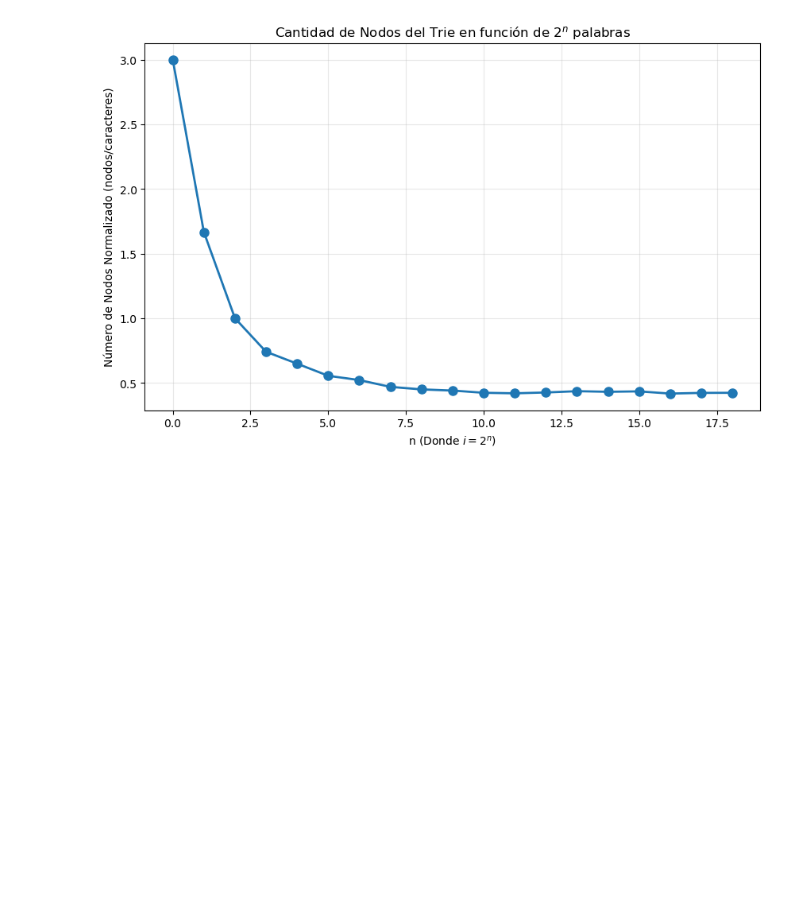
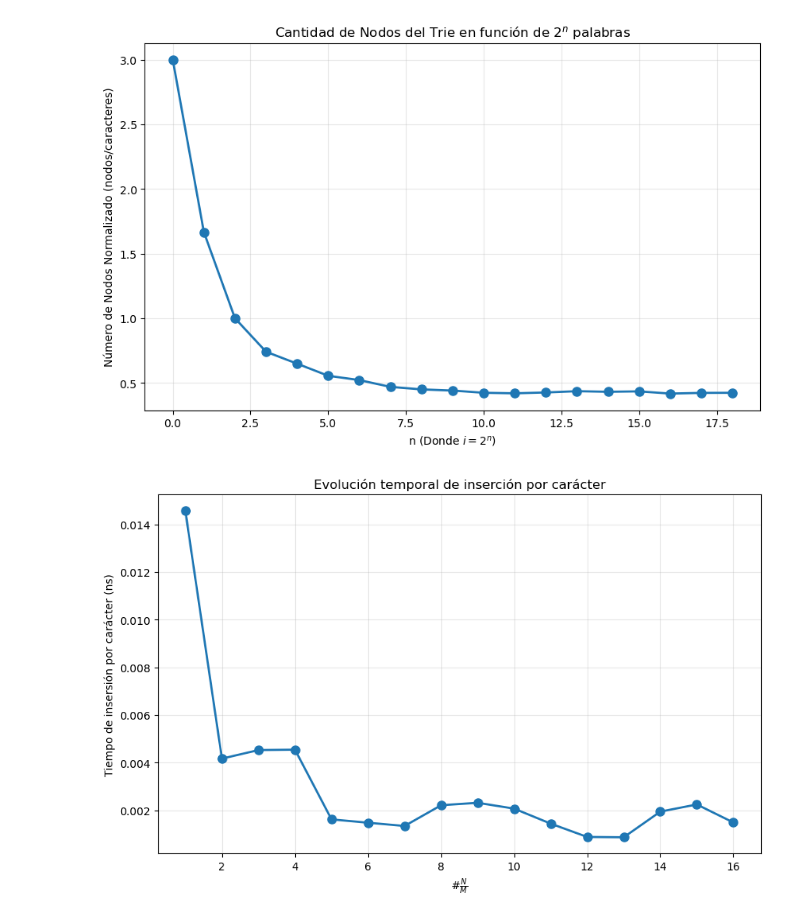
Before and after one commit to amigolucho/Tareas-Logs, a Jupyter notebook: Tarea_2/graphs.ipynb, the cells around one changed output. Saved outputs shown, nothing was run; the diff lists cells and outputs as text; code cells hidden in the pictures; blank space fills up the shorter version.

Commit message:
integré cambios del tiempo

```diff
--- a/Tarea_2/graphs.ipynb
+++ b/Tarea_2/graphs.ipynb
@@ -15,3 +15,17 @@ plt.grid(True, alpha=0.3)
 plt.show()
 # %% [output]
 [figure]
+# %%
+# Leer CSV
+df = pd.read_csv('./resultados/resultado_tiempo.csv')
+
+# Gráfico de memoria
+plt.figure(figsize=(10, 6))
+plt.plot(df['N/M'], df['t']/df['characters'], 'o-', linewidth=2, markersize=8)
+plt.xlabel(r'#$\frac{N}{M}$')
+plt.ylabel('Tiempo de insersión por carácter (ns)')
+plt.title(r'Evolución temporal de inserción por carácter')
+plt.grid(True, alpha=0.3)
+plt.show()
+# %% [output]
+[figure, added]
```
Also changed, not shown: parts of 1 cell of this notebook, 4 other files.
